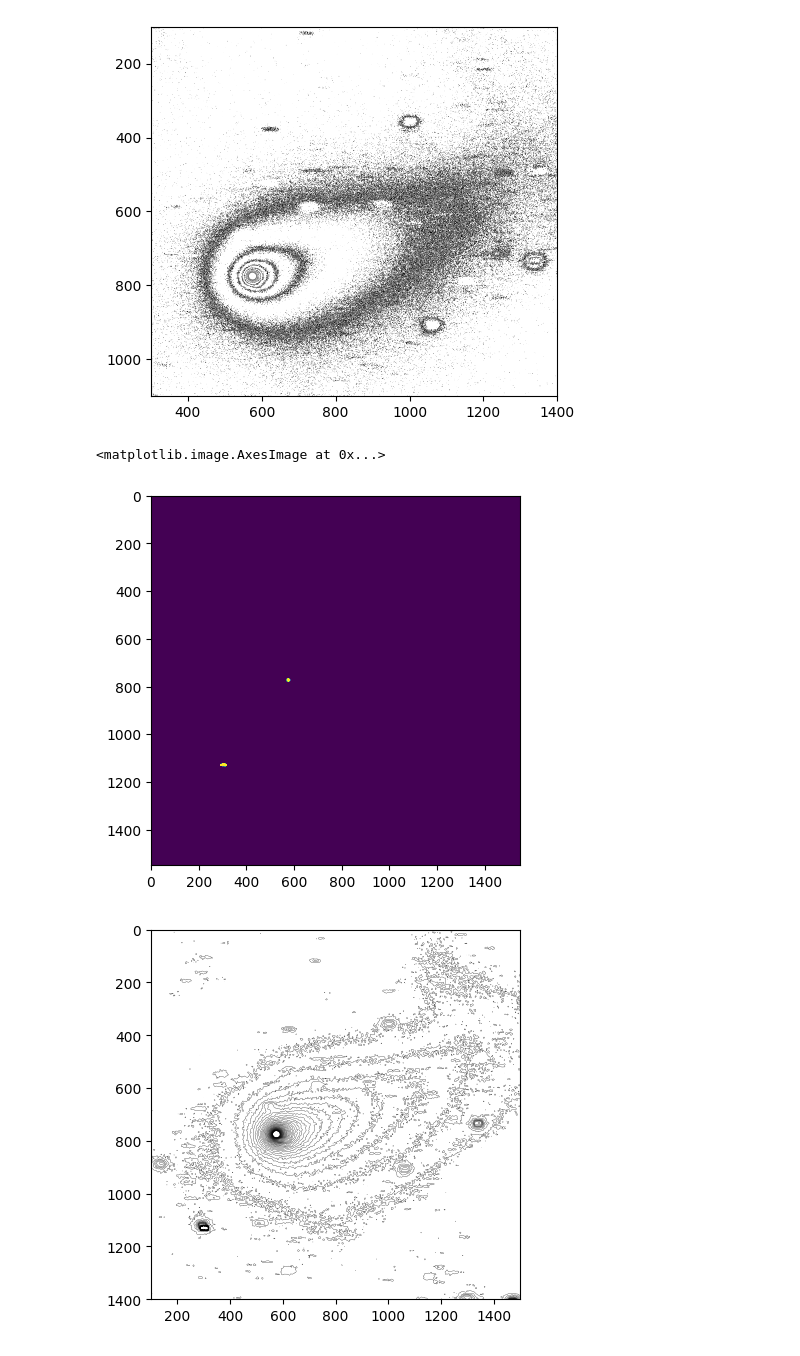
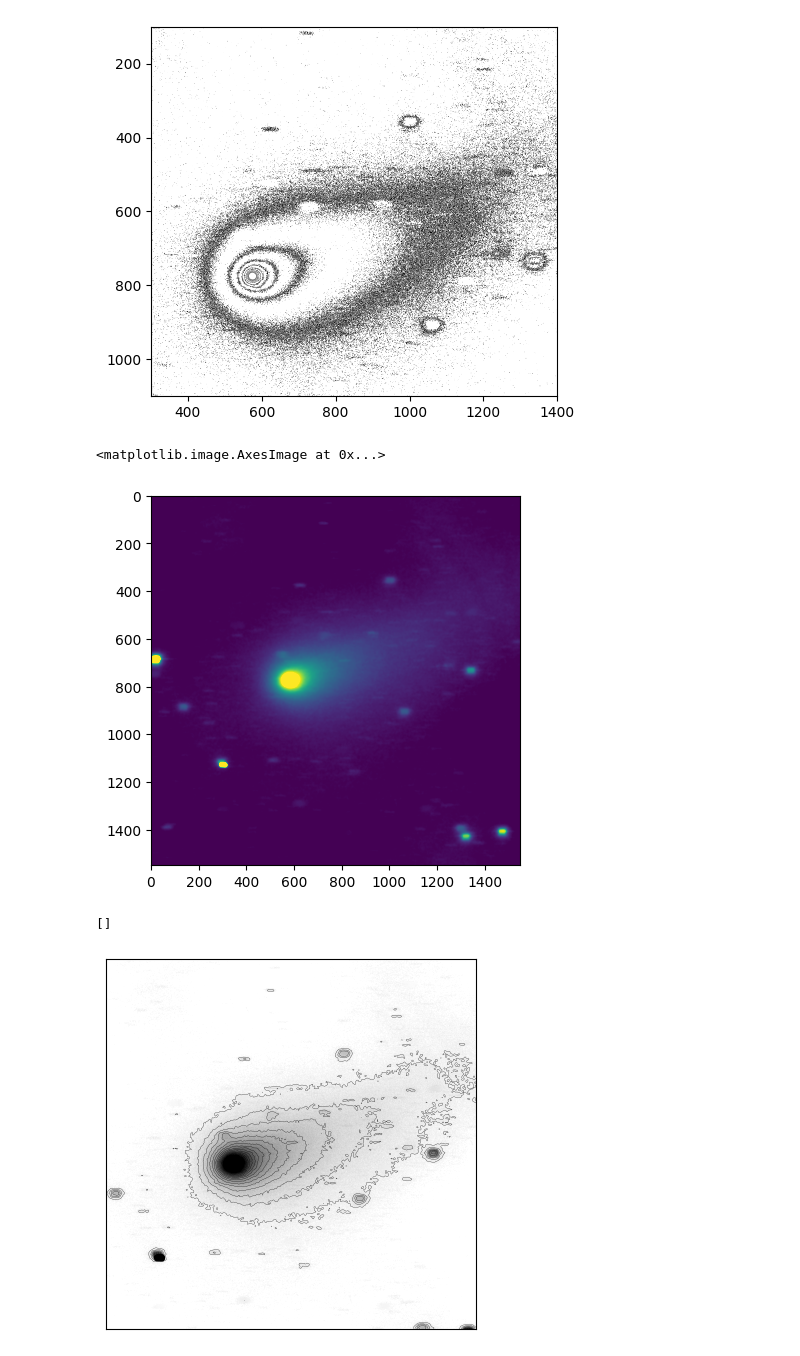
Before and after one commit to daraghhollman/Comet62P-Tsuchinshan, a Jupyter notebook: Scripts/isophotes.ipynb, the cells around one changed output. Cells and saved outputs as stored; diff of their text form; code cells hidden in the pictures.

```diff
--- a/Scripts/isophotes.ipynb
+++ b/Scripts/isophotes.ipynb
@@ -28,22 +28,26 @@ ax.set_aspect("equal")
 import scipy
 import scipy.ndimage
 
-sigma_y = 2.0
-sigma_x = 2.0
+sigma_y = 3.0
+sigma_x = 3.0
 
 sigma = [sigma_y, sigma_x]
 smoothImage = scipy.ndimage.filters.gaussian_filter(image, sigma, mode='constant')
 
-plt.imshow(smoothImage, vmin=250, vmax=400)
+plt.imshow(smoothImage, vmin=0, vmax=80)
 # %% [output]
 <matplotlib.image.AxesImage at 0x...>
-[figure, old version]
+[figure, new version]
 # %%
 fig, ax = plt.subplots()
 
-ax.contour(smoothImage, levels=np.linspace(2, 200, 50), linewidths=0.2, colors="black")
+ax.imshow(image, vmin=0, vmax=80, cmap="binary")
+ax.contour(smoothImage, levels=np.linspace(5, 250, 50), linewidths=0.2, colors="black")
 ax.set_xlim(100, 1500)
 ax.set_ylim(1400, 0)
 ax.set_aspect("equal")
+ax.set_xticks([])
+ax.set_yticks([])
 # %% [output]
+[]
-[figure, old version]
+[figure, new version]
```
Also changed, not shown: parts of 1 cell of this notebook, 3 other files.
